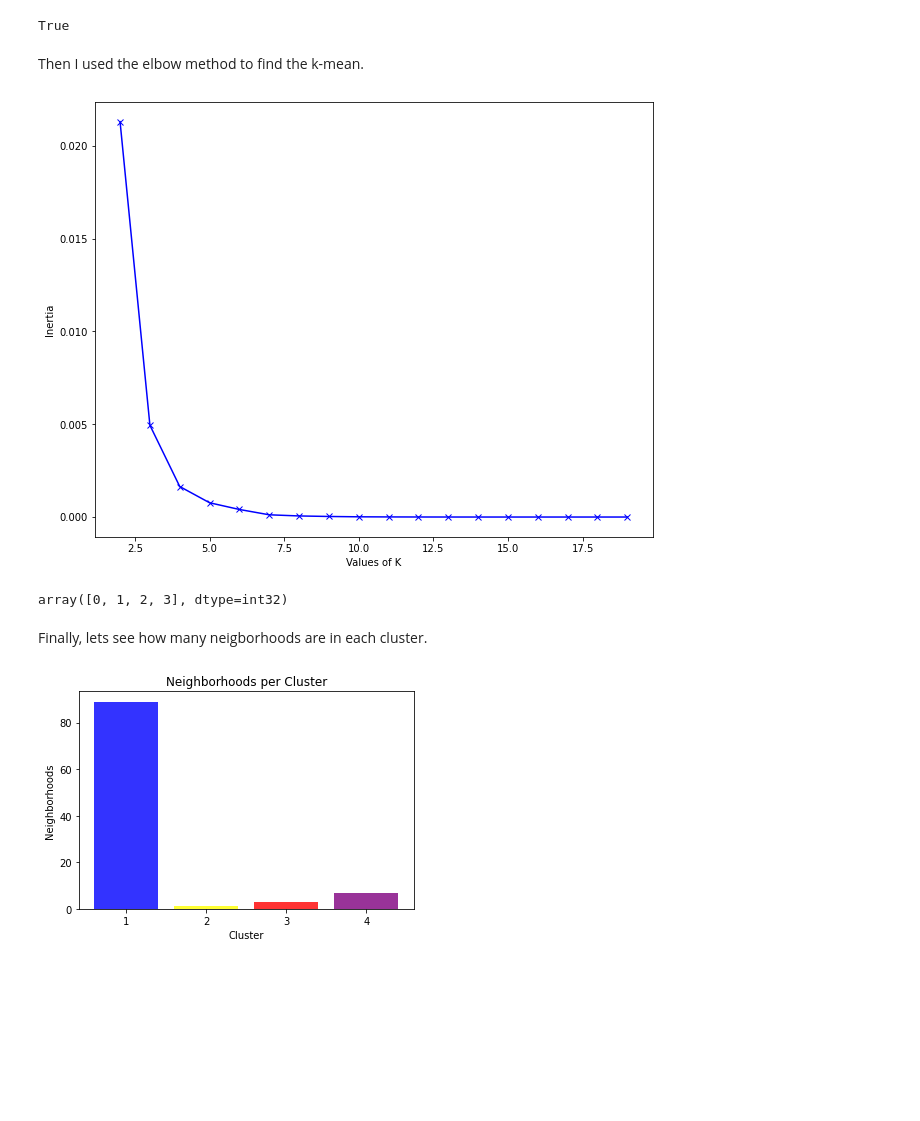
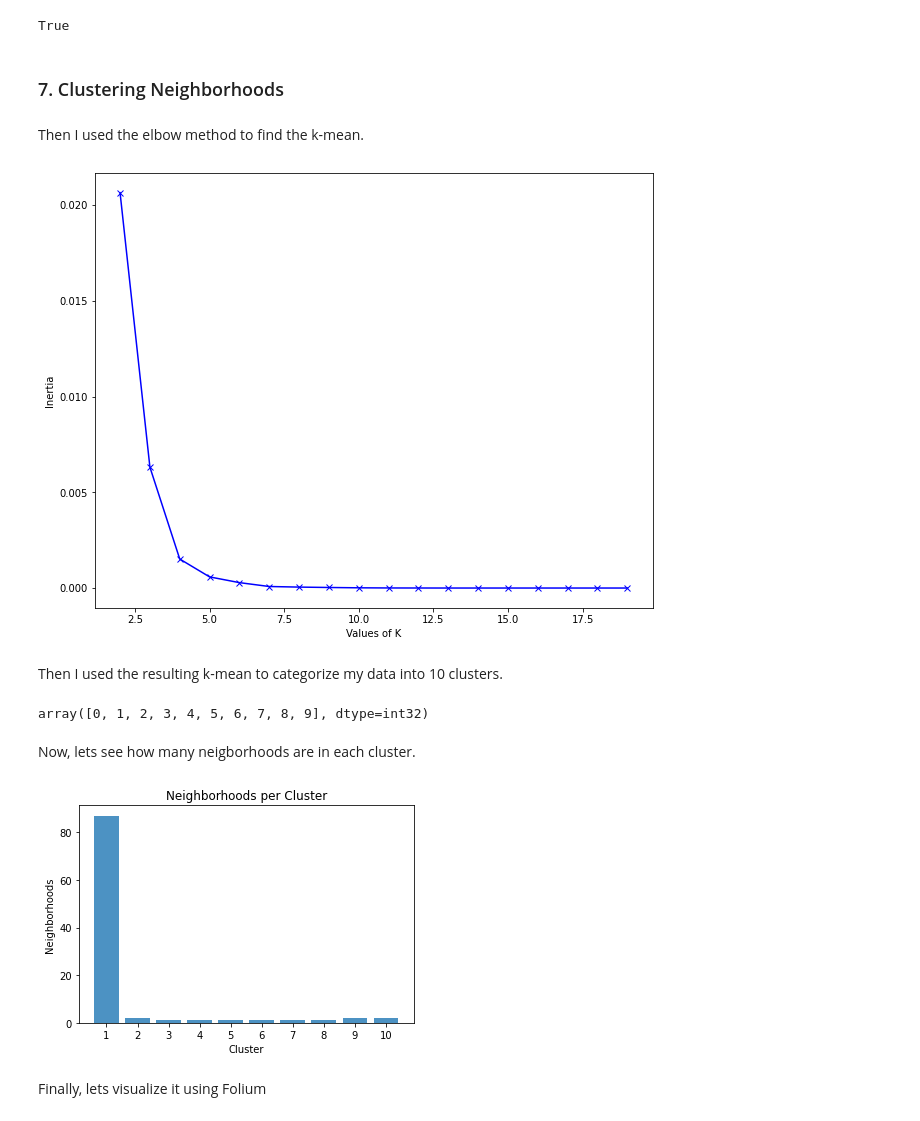
Before and after one commit to leandroleberon/Coursera_Capstone, a Jupyter notebook: Coursera Capstone Project.ipynb, the cells around one changed output. Drawn from its saved outputs; the diff is of its cells as text; code cells hidden in the pictures; blank space fills up the shorter version.

```diff
--- a/Coursera Capstone Project.ipynb
+++ b/Coursera Capstone Project.ipynb
@@ -184,7 +190,6 @@ Finally, I created a Folium map to visualize the Toronto's boroughs. Used ipytho
 # %%
-toronto_map = folium.Map(location=[lat_toronto, lon_toronto], zoom_start=9)
+m = folium.Map(location=[lat_toronto, lon_toronto])
 
-markers = []
 for lat, lng, borough, neighborhood in zip(df_toronto['Latitude'],
                                            df_toronto['Longitude'],
                                            df_toronto['Borough'],
@@ -197,10 +202,7 @@ for lat, lng, borough, neighborhood in zip(df_toronto['Latitude'],
         popup=label,
         color=borough_color[borough],
         fill_color=borough_color[borough],
-        fill_opacity=0.7).add_to(toronto_map)
-    info = [lat,lng,borough+","+neighborhood]
-    markers.append(info)
-
-%folium_map -l 43.70460773398059,-79.39715291165048 -M markers
+        fill_opacity=0.7).add_to(m)
+m
 # %% [output]
 [interactive output not drawn]
@@ -277,6 +283,8 @@ Lets try looking if there is Indian Restaurant nearby.
 "Indian Restaurant" in nearby_venues['Venue Category'].unique()
 # %% [output]
 True
+# %% [markdown]
+### 7. Clustering Neighborhoods
 # %%
 to_onehot = pd.get_dummies(nearby_venues[['Venue Category']], prefix="", prefix_sep="")
 
@@ -286,16 +294,16 @@ fixed_columns = [to_onehot.columns[-1]] + list(to_onehot.columns[:-1])
 to_onehot = to_onehot[fixed_columns]
 to_grouped = to_onehot.groupby(["Neighborhoods"]).mean().reset_index()
 
-ita = to_grouped[["Neighborhoods","Indian Restaurant"]]
-ita.head()
+indian_res = to_grouped[["Neighborhoods","Indian Restaurant"]]
+indian_res.head()
 
-ita = ita.rename(columns={'Neighborhoods':'Neighborhood'})
-X = ita.drop(['Neighborhood'], axis=1)
+indian_res = indian_res.rename(columns={'Neighborhoods':'Neighborhood'})
+X = indian_res.drop(['Neighborhood'], axis=1)
 # %% [markdown]
 Then I used the elbow method to find the k-mean.
 # %%
-ita = ita.rename(columns={'Neighborhoods':'Neighborhood'})
-X = ita.drop(['Neighborhood'], axis=1)
+indian_res = indian_res.rename(columns={'Neighborhoods':'Neighborhood'})
+X = indian_res.drop(['Neighborhood'], axis=1)
 plt.figure(figsize=[10, 8])
 inertia=[]
 range_val=range(2,20)
@@ -308,28 +316,36 @@ plt.xlabel('Values of K')
 plt.ylabel('Inertia')
 plt.show()
 # %% [output]
-[figure, old version]
+[figure, new version]
+# %% [markdown]
+Then I used the resulting k-mean to categorize my data into 10 clusters.
 # %%
-kclusters = 4
-toronto_grouped_clustering = ita.drop('Neighborhood', 1)
+kclusters = 10
+toronto_grouped_clustering = indian_res.drop('Neighborhood', 1)
 kmeans = KMeans(n_clusters=kclusters, random_state=0).fit(toronto_grouped_clustering)
 kmeans.labels_[0:10]
 np.unique(kmeans.labels_)
 # %% [output]
-array([0, 1, 2, 3], dtype=int32)
+array([0, 1, 2, 3, 4, 5, 6, 7, 8, 9], dtype=int32)
 # %% [markdown]
-Finally, lets see how many neigborhoods are in each cluster.
+Now, lets see how many neigborhoods are in each cluster.
 # %%
-objects = (1,2,3,4)
+indian_res["Cluster Labels"] = kmeans.labels_
+indian_res.head()
+objects = (1,2,3,4,5,6,7,8,9,10)
 y_pos = np.arange(len(objects))
-performance = ita['Cluster Labels'].value_counts().to_frame().sort_index(ascending=True)
+performance = indian_res['Cluster Labels'].value_counts().to_frame().sort_index(ascending=True)
 perf = performance['Cluster Labels'].tolist()
-plt.bar(y_pos, perf, align='center', alpha=0.8, color=['blue', 'yellow','red', 'purple'])
+plt.bar(y_pos, perf, align='center', alpha=0.8)
 plt.xticks(y_pos, objects)
 plt.ylabel('Neighborhoods')
 plt.xlabel('Cluster')
 plt.title('Neighborhoods per Cluster')
 
 plt.show()
+indian_res['Cluster Labels'].value_counts()
+indian_res["Cluster Labels"] = kmeans.labels_
 # %% [output]
-[figure, old version]
+[figure, new version]
+# %% [markdown]
+Finally, lets visualize it using Folium
```
Also changed, not shown: parts of 43 cells of this notebook.
